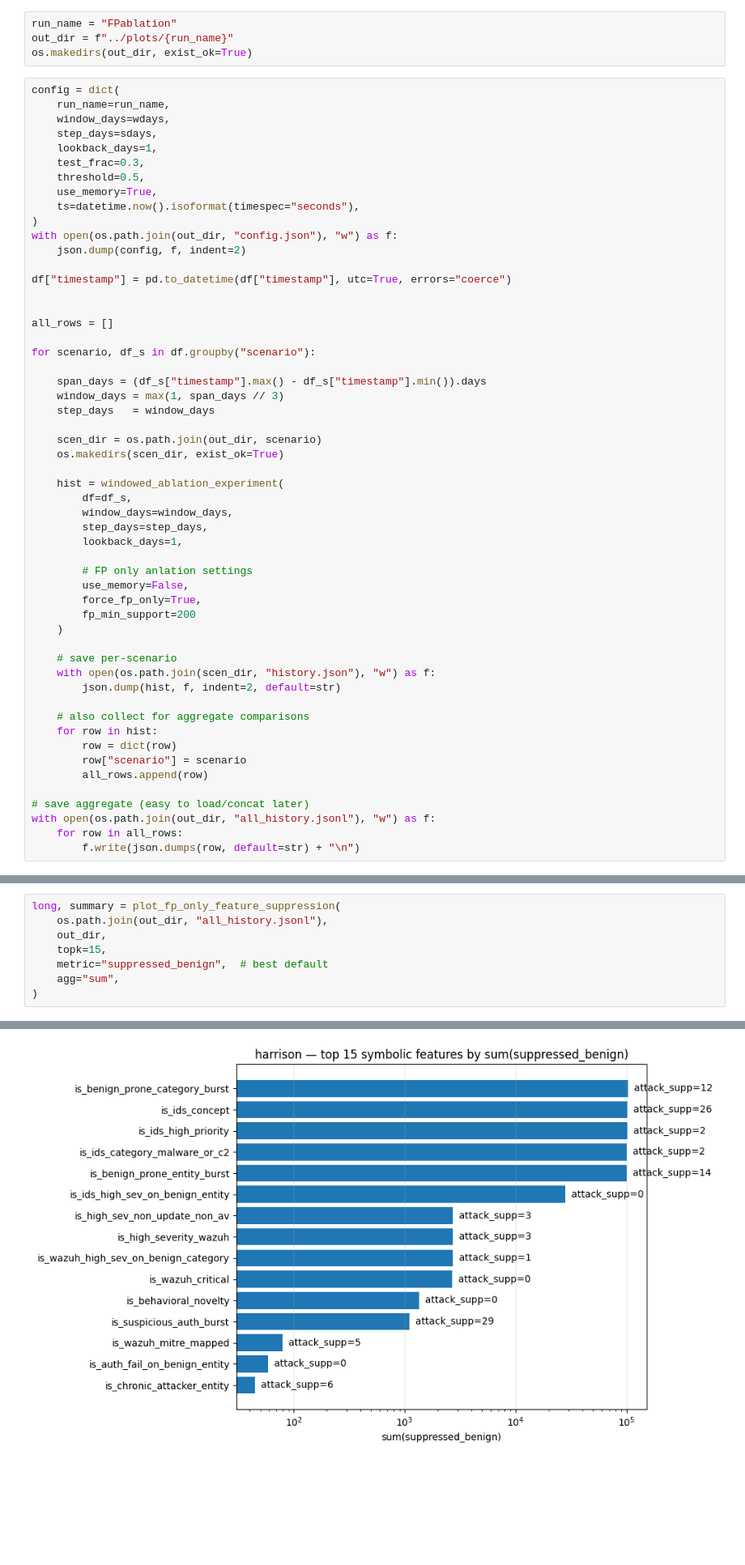
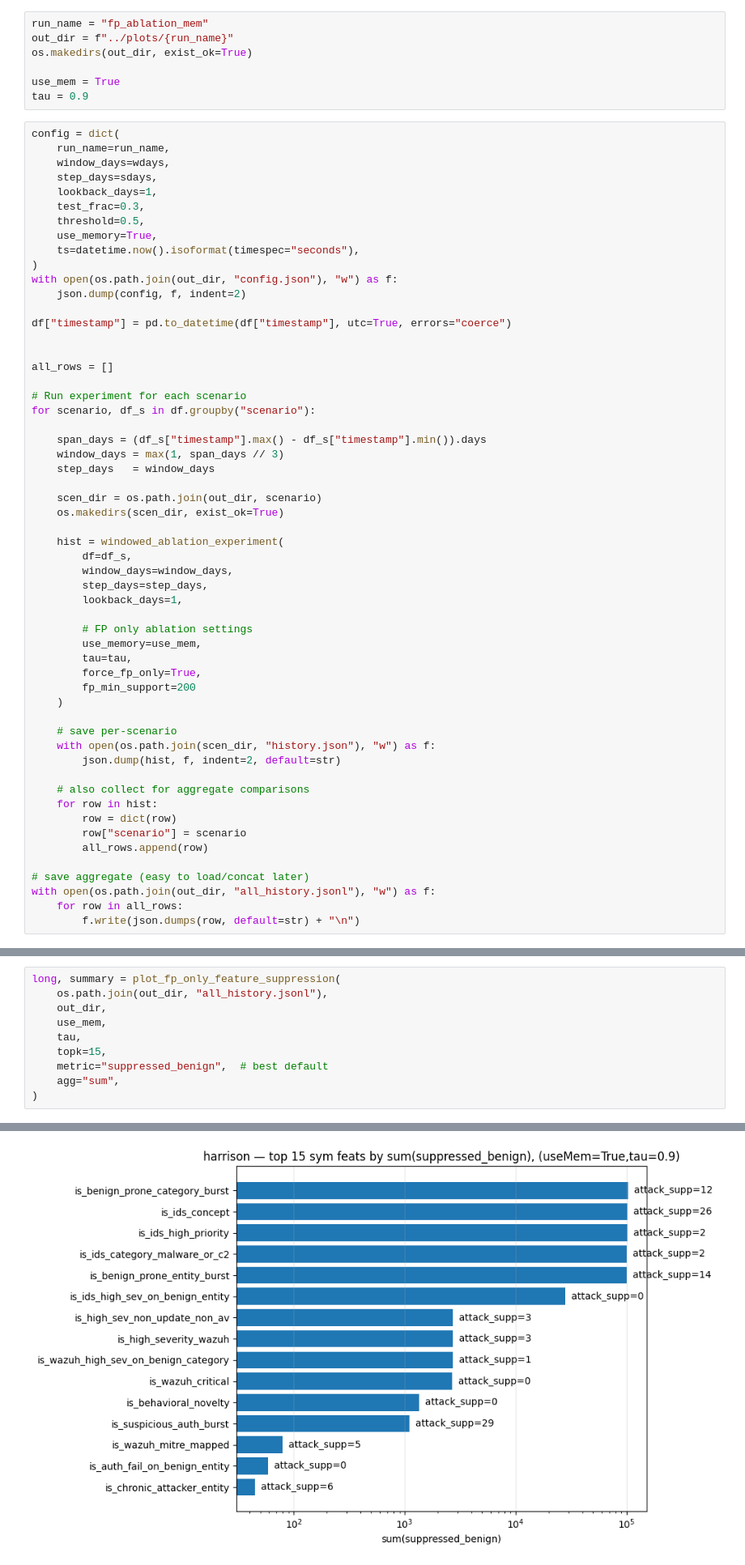
Before and after one commit to annaneliaa/msc-thesis, a Jupyter notebook: aact/experiments.ipynb, the cells around one changed output, grey strips where cells are left out. Shown at 81% size. Drawn from its saved outputs; the diff is of its cells as text; blank space fills up the shorter version.

```diff
--- a/aact/experiments.ipynb
+++ b/aact/experiments.ipynb
@@ -349,7 +349,10 @@ uncovered attacks: 0
 # %%
-run_name = "FPablation"
+run_name = "fp_ablation_mem"
 out_dir = f"../plots/{run_name}"
 os.makedirs(out_dir, exist_ok=True)
+
+use_mem = True
+tau = 0.9
 # %%
 config = dict(
     run_name=run_name,
@@ -369,6 +372,7 @@ df["timestamp"] = pd.to_datetime(df["timestamp"], utc=True, errors="coerce")
 
 all_rows = []
 
+# Run experiment for each scenario
 for scenario, df_s in df.groupby("scenario"):
 
     span_days = (df_s["timestamp"].max() - df_s["timestamp"].min()).days
@@ -384,8 +388,9 @@ for scenario, df_s in df.groupby("scenario"):
         step_days=step_days,
         lookback_days=1,
 
-        # FP only anlation settings
-        use_memory=False,
+        # FP only ablation settings
+        use_memory=use_mem,
+        tau=tau,
         force_fp_only=True,
         fp_min_support=200
     )
@@ -591,6 +441,8 @@ def plot_fp_only_feature_suppression(
 long, summary = plot_fp_only_feature_suppression(
     os.path.join(out_dir, "all_history.jsonl"),
     out_dir,
+    use_mem,
+    tau,
     topk=15,
     metric="suppressed_benign",  # best default
     agg="sum",
@@ -600 +452 @@ long, summary = plot_fp_only_feature_suppression(
-[figure, old version]
+[figure, new version]
```
Also changed, not shown: parts of 5 cells of this notebook, 5 other files.
